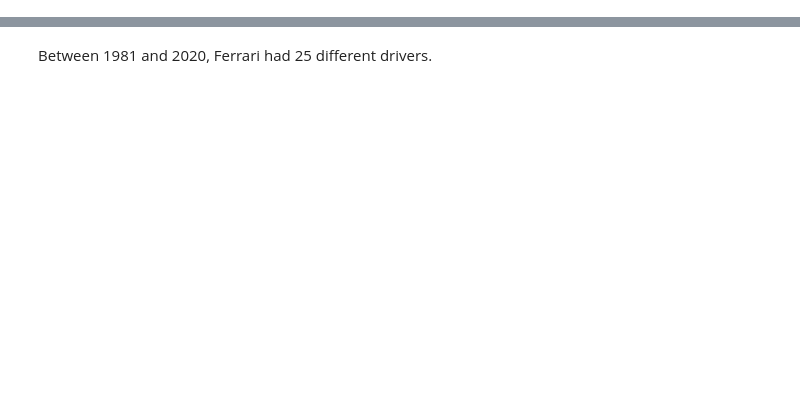
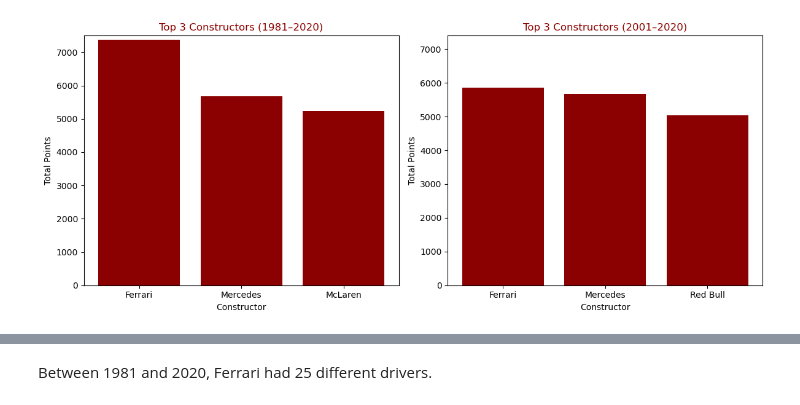
Before and after one commit to maxinehb/datasci530fall2026, a Jupyter notebook: Assignment 2/Assignment2.ipynb, the cells around one changed output, grey strips where cells are left out. Saved outputs shown, nothing was run; the diff lists cells and outputs as text; code cells hidden in the pictures; blank space fills up the shorter version.

```diff
--- a/Assignment 2/Assignment2.ipynb
+++ b/Assignment 2/Assignment2.ipynb
@@ -270,0 +230,32 @@ ferrari['driverId'].nunique()
+# %%
+# Create two bar charts side by side
+fig, axes = plt.subplots(1, 2, figsize=(12, 5))
+
+# (a) bar chart 1981-2020
+axes[0].bar(
+    highest_points_constructor['Constructor'],
+    highest_points_constructor['Total Points'],
+    color='darkred'
+)
+
+axes[0].set_title('Top 3 Constructors (1981–2020)', color='darkred')
+axes[0].set_xlabel('Constructor')
+axes[0].set_ylabel('Total Points')
+axes[0].set_ylim(0, 7500)
+
+# (b) bar chart 2001-2020
+axes[1].bar(
+    highest_points_constructor_b['Constructor'],
+    highest_points_constructor_b['Total Points'],
+    color='darkred'
+)
+
+axes[1].set_title('Top 3 Constructors (2001–2020)', color='darkred')
+axes[1].set_xlabel('Constructor')
+axes[1].set_ylabel('Total Points')
+axes[1].set_ylim(0, 7400)
+
+plt.tight_layout()
+plt.show()
+# %% [output]
+[figure, added]
```
Also changed, not shown: parts of 49 cells of this notebook.
